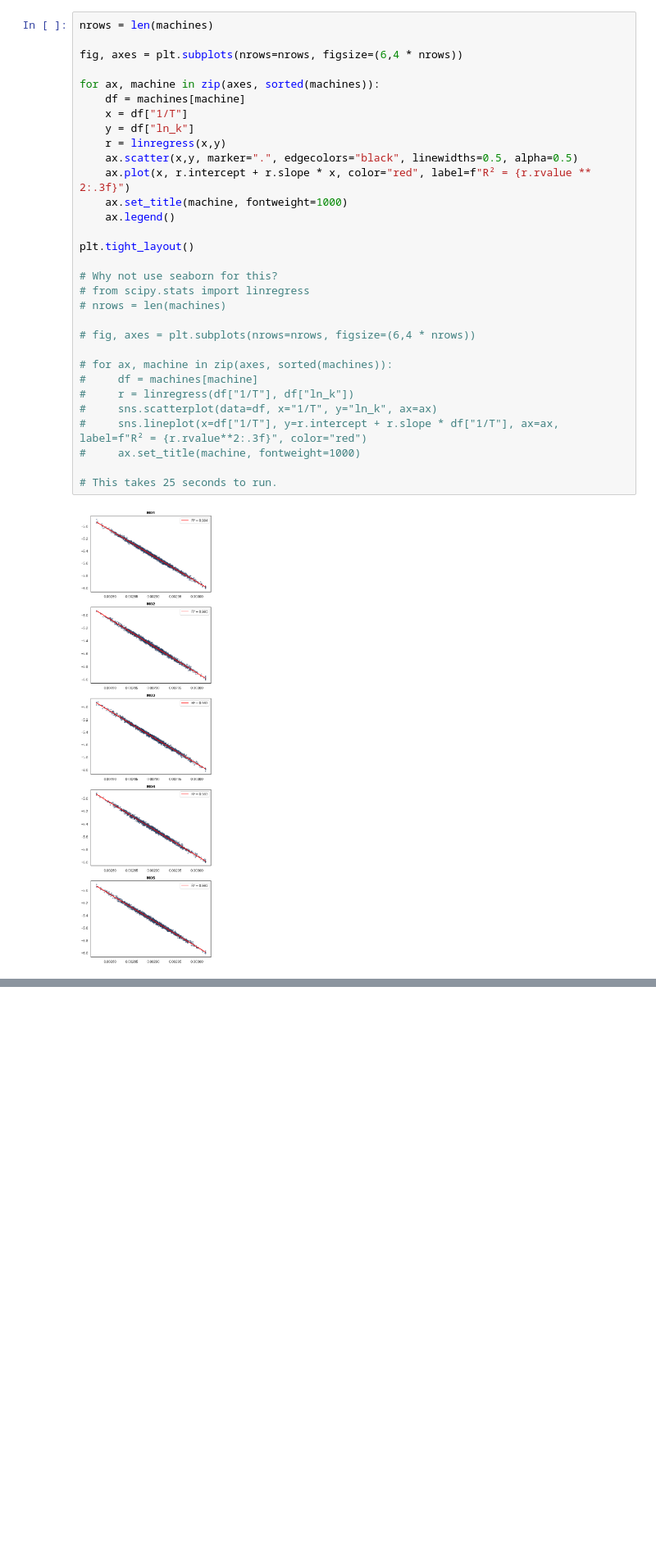
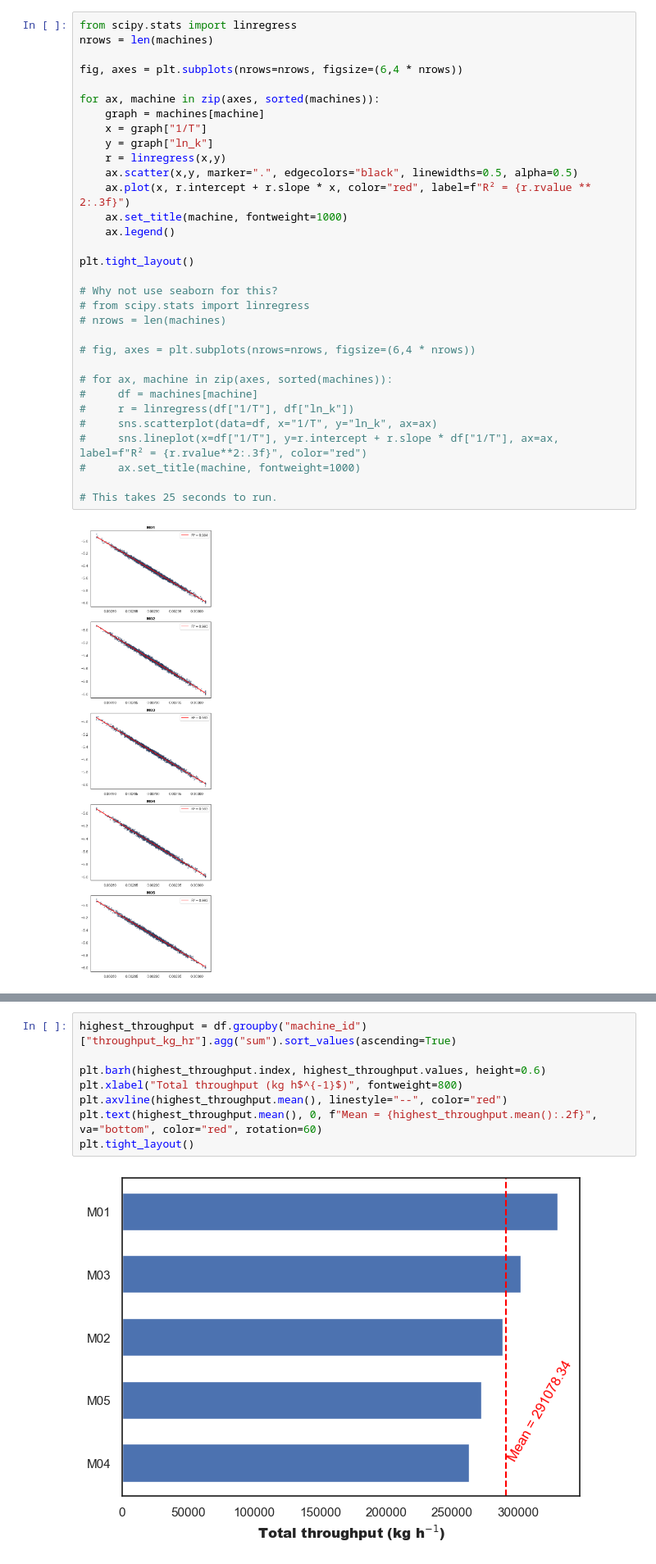
Before and after one commit to vishnutg14/data-analysis-projects, a Jupyter notebook: solutions/08_manufacturing_analysis/analysis.ipynb, the cells around one changed output, grey strips where cells are left out. Shown at 82% size. Saved outputs shown, nothing was run; the diff lists cells and outputs as text; blank space fills up the shorter version.

```diff
--- a/solutions/08_manufacturing_analysis/analysis.ipynb
+++ b/solutions/08_manufacturing_analysis/analysis.ipynb
@@ -83,14 +84,15 @@ df.groupby("machine_id")[["total_cost"]].aggregate(["mean", "std"])
 | M04 | 2572.166157 | 223.078437 |
 | M05 | 2577.012106 | 218.972995 |
 # %%
+from scipy.stats import linregress
 nrows = len(machines)
 
 fig, axes = plt.subplots(nrows=nrows, figsize=(6,4 * nrows))
 
 for ax, machine in zip(axes, sorted(machines)):
-    df = machines[machine]
-    x = df["1/T"]
-    y = df["ln_k"]
+    graph = machines[machine]
+    x = graph["1/T"]
+    y = graph["ln_k"]
     r = linregress(x,y)
     ax.scatter(x,y, marker=".", edgecolors="black", linewidths=0.5, alpha=0.5)
     ax.plot(x, r.intercept + r.slope * x, color="red", label=f"R² = {r.rvalue ** 2:.3f}")
@@ -117,0 +122,10 @@ plt.tight_layout()
+# %%
+highest_throughput = df.groupby("machine_id")["throughput_kg_hr"].agg("sum").sort_values(ascending=True)
+
+plt.barh(highest_throughput.index, highest_throughput.values, height=0.6)
+plt.xlabel("Total throughput (kg h$^{-1}$)", fontweight=800)
+plt.axvline(highest_throughput.mean(), linestyle="--", color="red")
+plt.text(highest_throughput.mean(), 0, f"Mean = {highest_throughput.mean():.2f}", va="bottom", color="red", rotation=60)
+plt.tight_layout()
+# %% [output]
+[figure, added]
```
Also changed, not shown: parts of 3 cells of this notebook.
